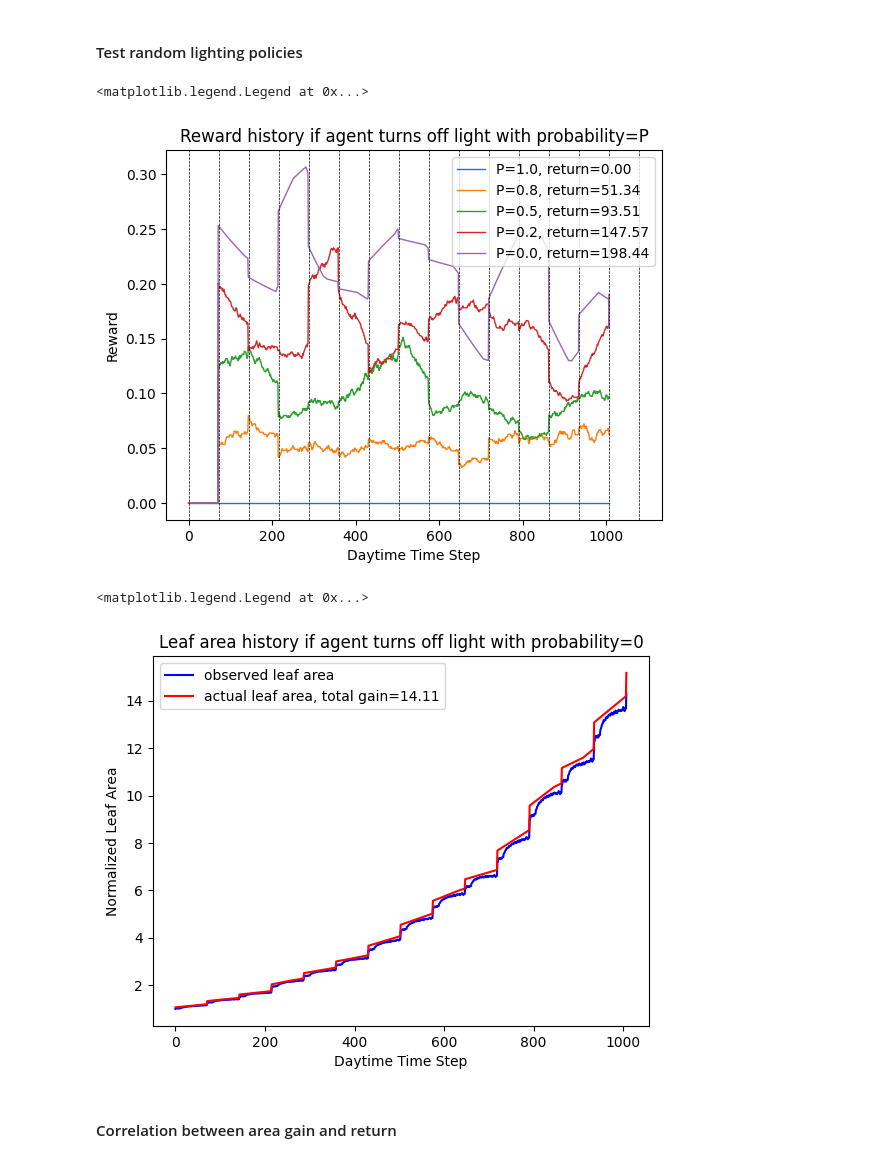
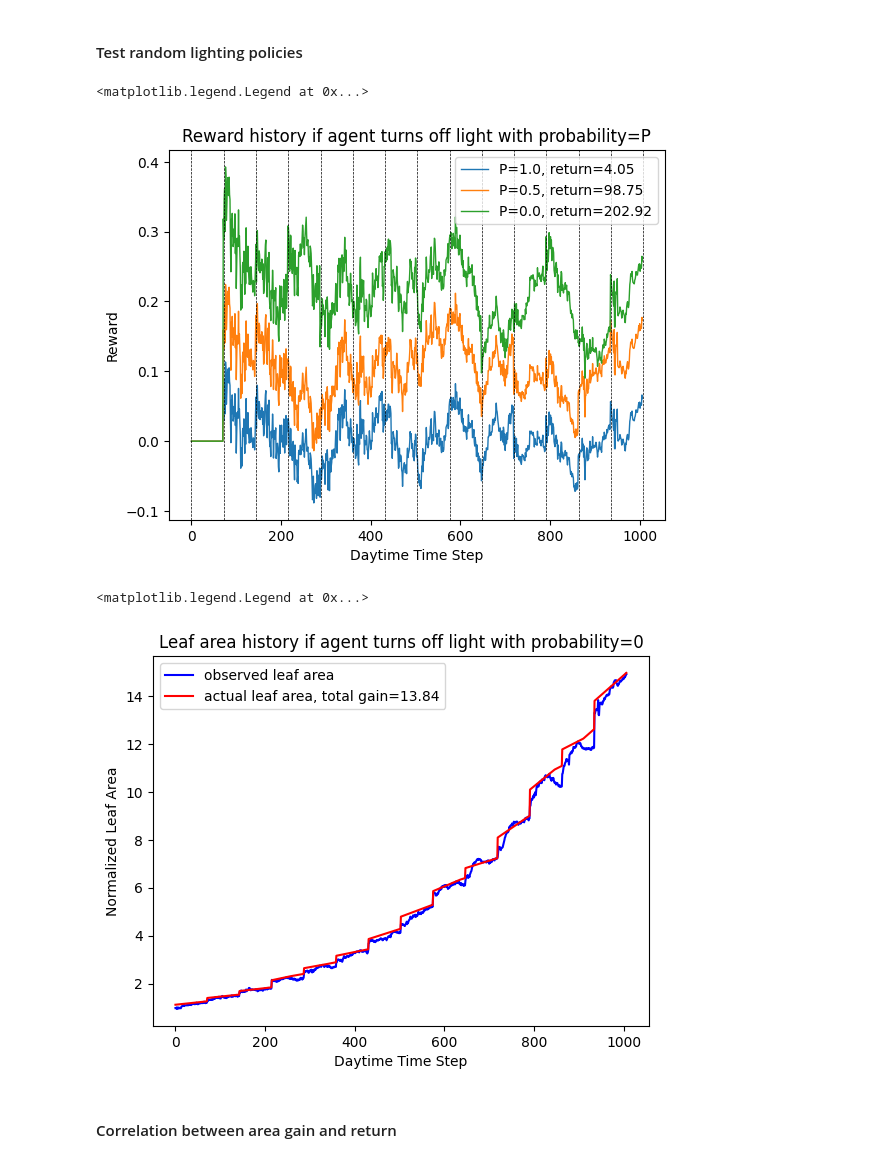
Before and after one commit to steventango/plant-rl, a Jupyter notebook: analysis/test_plant_simulator.ipynb, the cells around one changed output. Cells and saved outputs as stored; diff of their text form; code cells hidden in the pictures.

```diff
--- a/analysis/test_plant_simulator.ipynb
+++ b/analysis/test_plant_simulator.ipynb
@@ -3,31 +3,31 @@ from environments.PlantSimulator import PlantSimulator
 import numpy as np
 import matplotlib.pyplot as plt
 # %%
-env = PlantSimulator(plant_id=[1], actions=[0, 1], action_effects=[1.0, 0.0])
+env = PlantSimulator(actions=[0, 1], action_effects=[1.0, 0.0])
 # %% [markdown]
 #### Test random lighting policies
 # %%
-for off_prob in [1, 0.75, 0.5, 0.25, 0]:
+for off_prob in [1, 0.5, 0]:
     env.start()
     R = []
     S = []
     A = []
     for _ in range(env.terminal_step):
         reward, next_state, done, info = env.step(np.random.choice([0, 1], p=[off_prob, 1-off_prob]))
         A.append(env.actual_area(env.time)/env.observation[0])
         R.append(reward)
         S.append(env.observation[-1]/env.observation[0])
     plt.plot(R, label=f'P={off_prob:.1f}, return={np.sum(R):.2f}', linewidth=1)
 
 for i in range(int(len(R)/env.steps_per_day)+2):
     plt.axvline(x = env.steps_per_day*i, color='k', linestyle='--', linewidth=0.5)
 plt.title(f'Reward history if agent turns off light with probability=P')
 plt.xlabel('Daytime Time Step')
 plt.ylabel('Reward')
 plt.legend()
 # %% [output]
 <matplotlib.legend.Legend at 0x...>
-[figure, old version]
+[figure, new version]
 # %%
 # Plot the area history
 plt.plot(S, 'b', label='observed leaf area')
@@ -38,7 +38,7 @@ plt.ylabel('Normalized Leaf Area')
 plt.legend()
 # %% [output]
 <matplotlib.legend.Legend at 0x...>
-[figure, old version]
+[figure, new version]
 # %% [markdown]
 #### Correlation between area gain and return
 # %%
```
Also changed, not shown: parts of 1 cell of this notebook, 7 other files.
